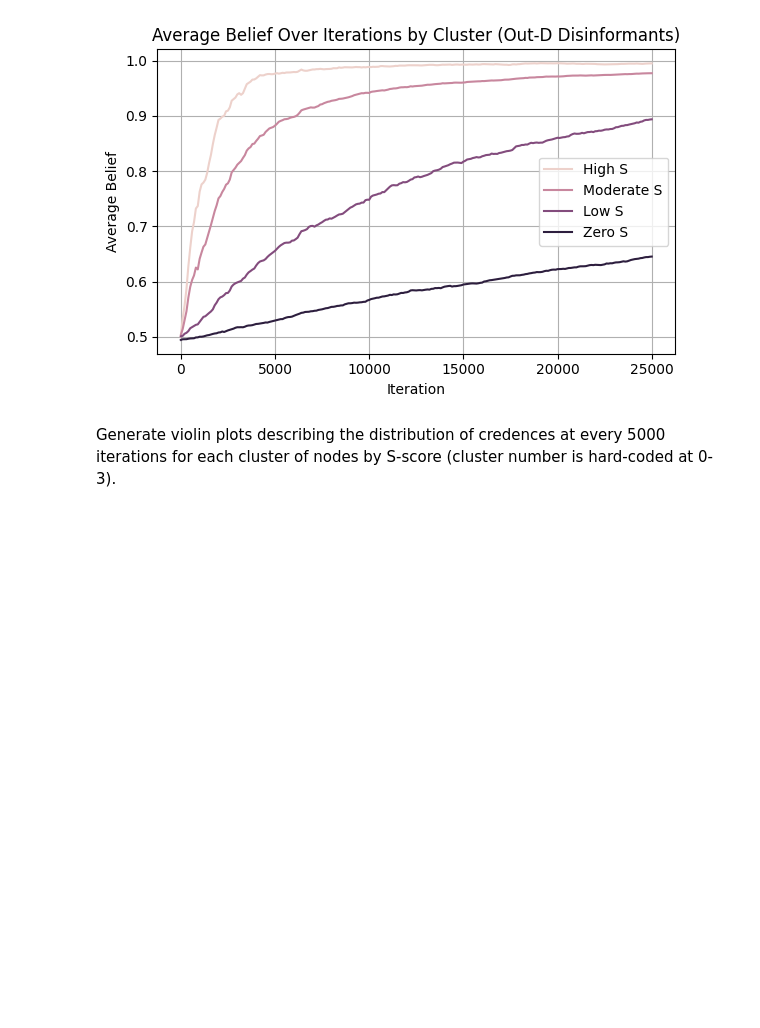
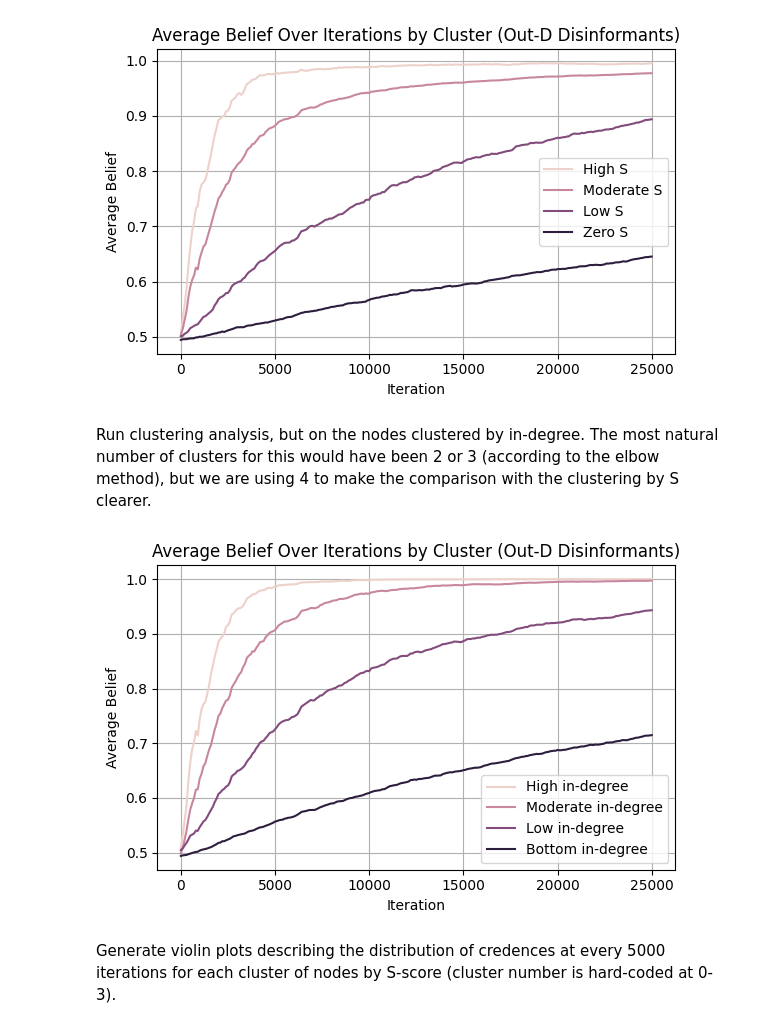
Before and after one commit to marinusferreira/unreliable-nets-analysis, a Jupyter notebook: unreliable-nets-analysis.ipynb, the cells around one changed output. Drawn from its saved outputs; the diff is of its cells as text; code cells hidden in the pictures; blank space fills up the shorter version.

Commit message:
Updates to analysis

```diff
--- a/unreliable-nets-analysis.ipynb
+++ b/unreliable-nets-analysis.ipynb
@@ -90,7 +92,7 @@ For the inward measures, we first load the DataFrame containing the network cent
 # %%
 import json
 
-cent_df = pd.read_json('centrality.json', orient='columns')
+cent_df = pd.read_json('ind-cluster.json', orient='columns')
 cent_df.set_index('gml_id', inplace=True)
 
 print(cent_df.head())
@@ -183,6 +185,47 @@ plt.tight_layout()
 #plt.close()
 # %% [output]
 [figure]
+# %% [markdown]
+Run clustering analysis, but on the nodes clustered by in-degree.
+The most natural number of clusters for this would have been 2 or 3 (according to the elbow method), but we are using 4 to make the comparison with the clustering by S clearer.
+# %%
+cluster_labels = {
+    0: 'High in-degree',
+	1: 'Moderate in-degree',
+    2: 'Low in-degree',
+    3: 'Bottom in-degree',
+}
+"""
+cluster_labels = {
+    0: 'High in-degree',
+	1: 'Low in-degree'
+}
+"""
+# Group by cluster and compute average belief
+avg_belief_by_cluster = df_merged.groupby('ind_cluster')[config.name].mean()
+
+# --- Line Plot of Average Belief Over Iterations ---
+df_avg_iter = df_merged.groupby(['iteration', 'ind_cluster'])[config.name].mean().reset_index()
+
+plt.figure(figsize=(6, 4))
+ax = sns.lineplot(data=df_avg_iter, x='iteration', y=config.name, hue='ind_cluster')
+
+# Customize legend with descriptive labels
+handles, labels = ax.get_legend_handles_labels()
+new_labels = [cluster_labels.get(int(label), label) for label in labels]
+ax.legend(handles=handles, labels=new_labels)
+
+ax.set_title(f'Average Belief Over Iterations by Cluster ({config.name})')
+ax.set_xlabel('Iteration')
+ax.set_ylabel('Average Belief')
+ax.grid(visible=True)
+plt.tight_layout()
+
+# Uncomment below lines to save plot to file rather than show in notebook
+#plt.savefig(f'{config.name}_avg_belief_by_cluster.png')
+#plt.close()
+# %% [output]
+[figure, added]
 # %% [markdown]
 Generate violin plots describing the distribution of credences at every 5000 iterations for each cluster of nodes by S-score (cluster number is hard-coded at 0-3).
 # %%
```
Also changed, not shown: parts of 53 cells of this notebook, 3 other files.
